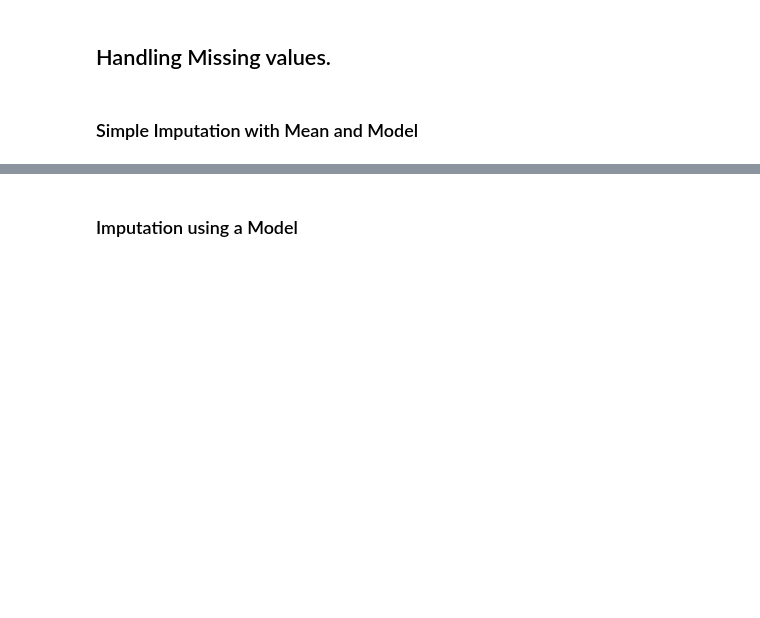
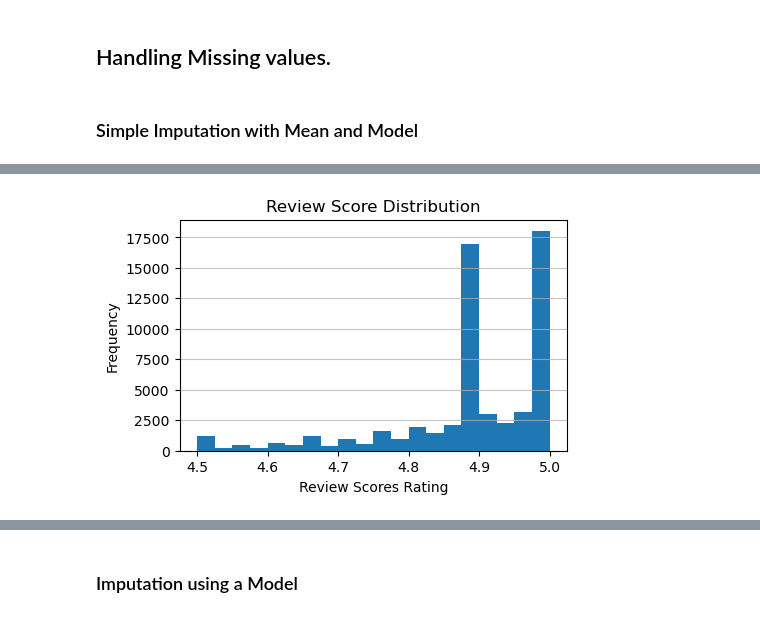
Before and after one commit to DATS6103-Team5/FinalProject, a Jupyter notebook: Data_Preprocessing.ipynb, the cells around one changed output, grey strips where cells are left out. Cells and saved outputs as stored; diff of their text form; code cells hidden in the pictures; blank space fills up the shorter version.

```diff
--- a/Data_Preprocessing.ipynb
+++ b/Data_Preprocessing.ipynb
@@ -485,0 +522,13 @@ memory usage: 12.0 MB
+# %%
+"""
+2. Review scores distribution
+"""
+plt.figure(figsize=(5,3))
+plt.hist(simple_imputed_df['review_scores_rating'], bins=20)
+plt.title('Review Score Distribution')
+plt.xlabel('Review Scores Rating')
+plt.ylabel('Frequency')
+plt.grid(axis='y', alpha=0.75)
+plt.show()
+# %% [output]
+[figure, added]
```
Also changed, not shown: parts of 18 cells of this notebook.
